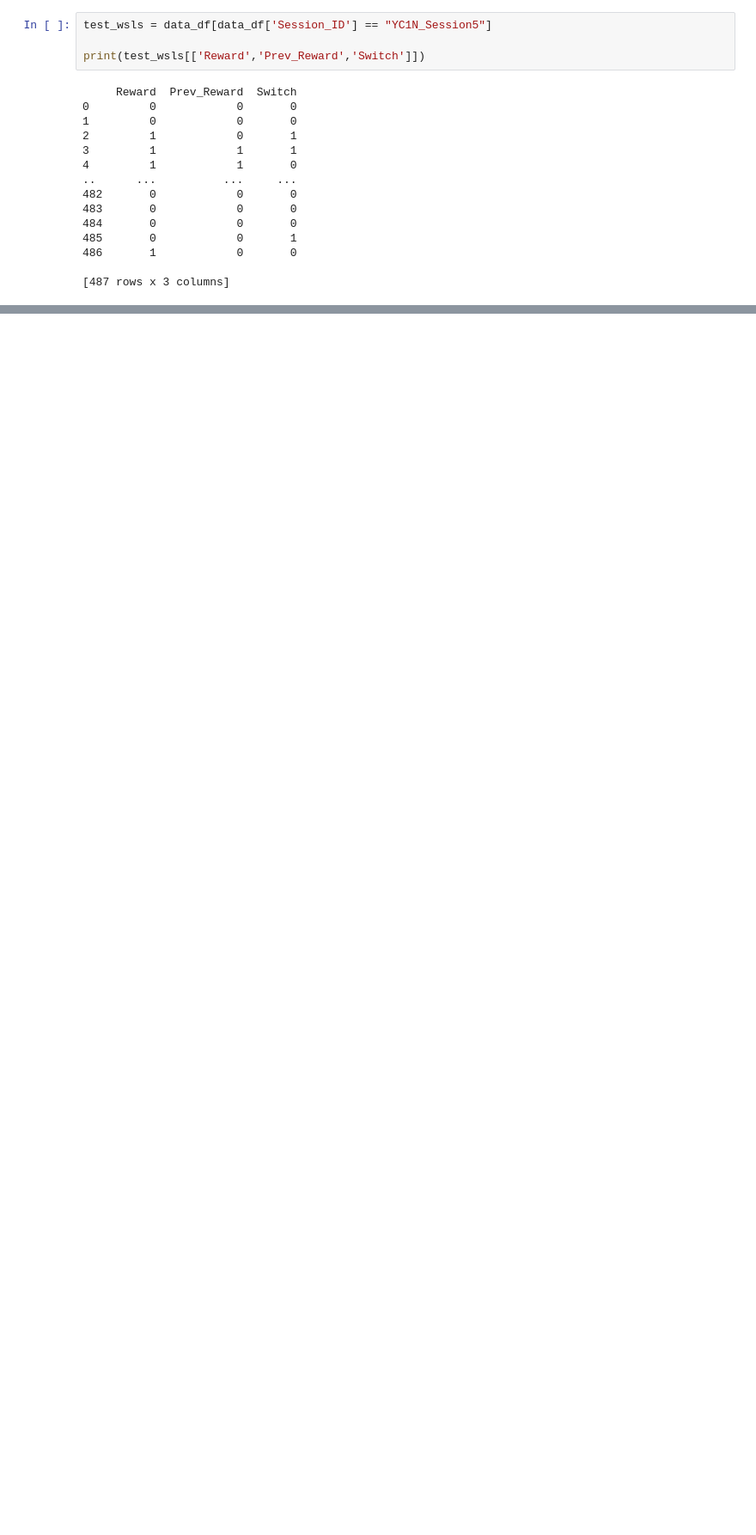
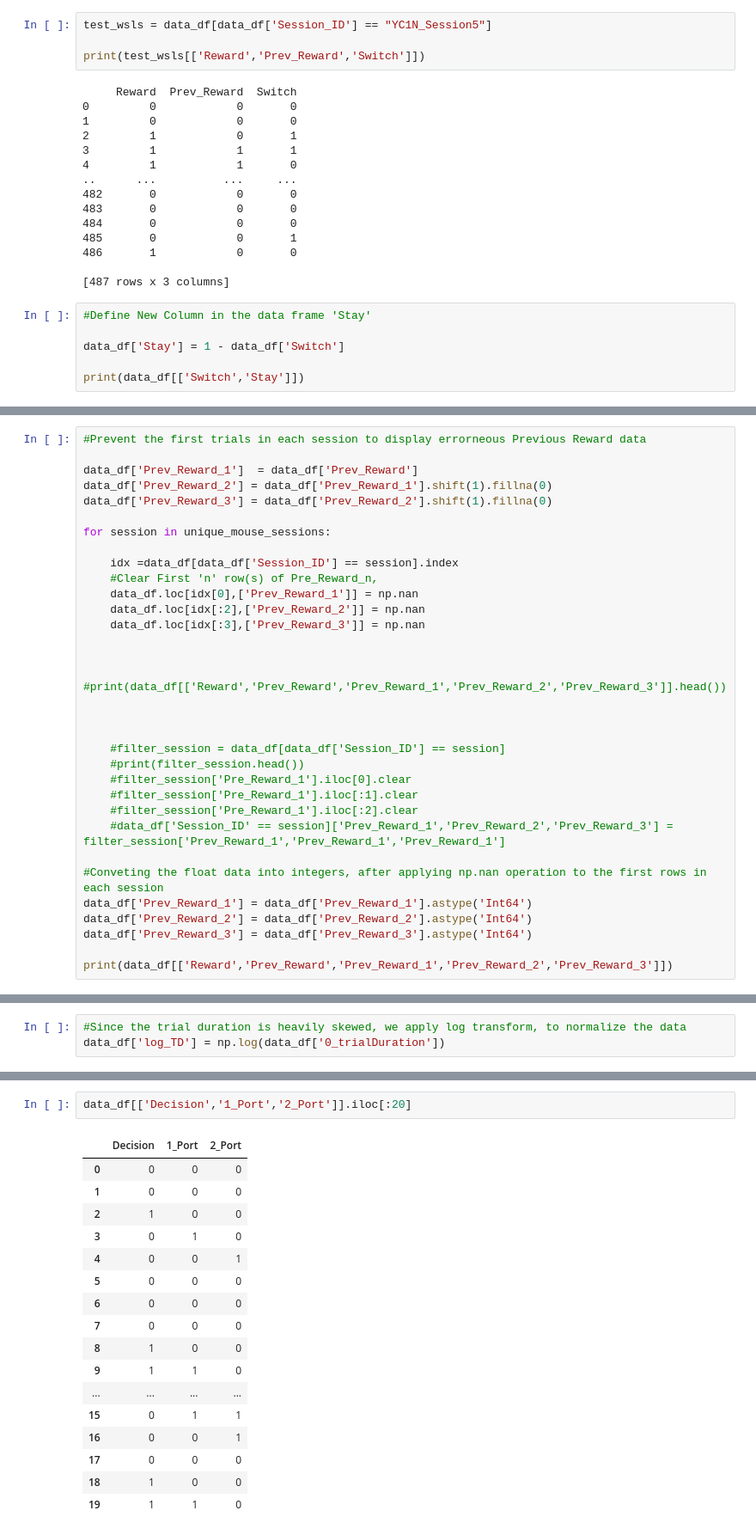
Before and after one commit to carlotoast/DRKM_Mouse_Jun25, a Jupyter notebook: KM_data_summary_0616.ipynb, the cells around one changed output, grey strips where cells are left out. Shown: that part at 86% size. Drawn from its saved outputs; the diff is of its cells as text; blank space fills up the shorter version.

```diff
--- a/KM_data_summary_0616.ipynb
+++ b/KM_data_summary_0616.ipynb
@@ -318,3 +321,9 @@ print(test_wsls[['Reward','Prev_Reward','Switch']])
 486       1            0       0
 
 [487 rows x 3 columns]
+# %%
+#Define New Column in the data frame 'Stay'
+
+data_df['Stay'] = 1 - data_df['Switch']
+
+print(data_df[['Switch','Stay']])
@@ -320,0 +435,33 @@ print(test_wsls[['Reward','Prev_Reward','Switch']])
+# %%
+#Prevent the first trials in each session to display errorneous Previous Reward data
+
+data_df['Prev_Reward_1']  = data_df['Prev_Reward']
+data_df['Prev_Reward_2'] = data_df['Prev_Reward_1'].shift(1).fillna(0)
+data_df['Prev_Reward_3'] = data_df['Prev_Reward_2'].shift(1).fillna(0)
+
+for session in unique_mouse_sessions:
+
+    idx =data_df[data_df['Session_ID'] == session].index
+    #Clear First 'n' row(s) of Pre_Reward_n,
+    data_df.loc[idx[0],['Prev_Reward_1']] = np.nan
+    data_df.loc[idx[:2],['Prev_Reward_2']] = np.nan
+    data_df.loc[idx[:3],['Prev_Reward_3']] = np.nan
+
+
+    #print(data_df[['Reward','Prev_Reward','Prev_Reward_1','Prev_Reward_2','Prev_Reward_3']].head())
+
+
+
+    #filter_session = data_df[data_df['Session_ID'] == session]
+    #print(filter_session.head())
+    #filter_session['Pre_Reward_1'].iloc[0].clear
+    #filter_session['Pre_Reward_1'].iloc[:1].clear
+    #filter_session['Pre_Reward_1'].iloc[:2].clear
+    #data_df['Session_ID' == session]['Prev_Reward_1','Prev_Reward_2','Prev_Reward_3'] = filter_session['Prev_Reward_1','Prev_Reward_1','Prev_Reward_1']
+
+#Conveting the float data into integers, after applying np.nan operation to the first rows in each session
+data_df['Prev_Reward_1'] = data_df['Prev_Reward_1'].astype('Int64')
+data_df['Prev_Reward_2'] = data_df['Prev_Reward_2'].astype('Int64')
+data_df['Prev_Reward_3'] = data_df['Prev_Reward_3'].astype('Int64')
+
+print(data_df[['Reward','Prev_Reward','Prev_Reward_1','Prev_Reward_2','Prev_Reward_3']])
@@ -320,0 +524,3 @@ print(test_wsls[['Reward','Prev_Reward','Switch']])
+# %%
+#Since the trial duration is heavily skewed, we apply log transform, to normalize the data
+data_df['log_TD'] = np.log(data_df['0_trialDuration'])
@@ -320,0 +547,20 @@ print(test_wsls[['Reward','Prev_Reward','Switch']])
+# %%
+data_df[['Decision','1_Port','2_Port']].iloc[:20]
+# %% [output]
+|  | Decision | 1_Port | 2_Port |
+| 0 | 0 | 0 | 0 |
+| 1 | 0 | 0 | 0 |
+| 2 | 1 | 0 | 0 |
+| 3 | 0 | 1 | 0 |
+| 4 | 0 | 0 | 1 |
+| 5 | 0 | 0 | 0 |
+| 6 | 0 | 0 | 0 |
+| 7 | 0 | 0 | 0 |
+| 8 | 1 | 0 | 0 |
+| 9 | 1 | 1 | 0 |
+| ... | ... | ... | ... |
+| 15 | 0 | 1 | 1 |
+| 16 | 0 | 0 | 1 |
+| 17 | 0 | 0 | 0 |
+| 18 | 1 | 0 | 0 |
+| 19 | 1 | 1 | 0 |
```
Also changed, not shown: parts of 20 cells of this notebook.
